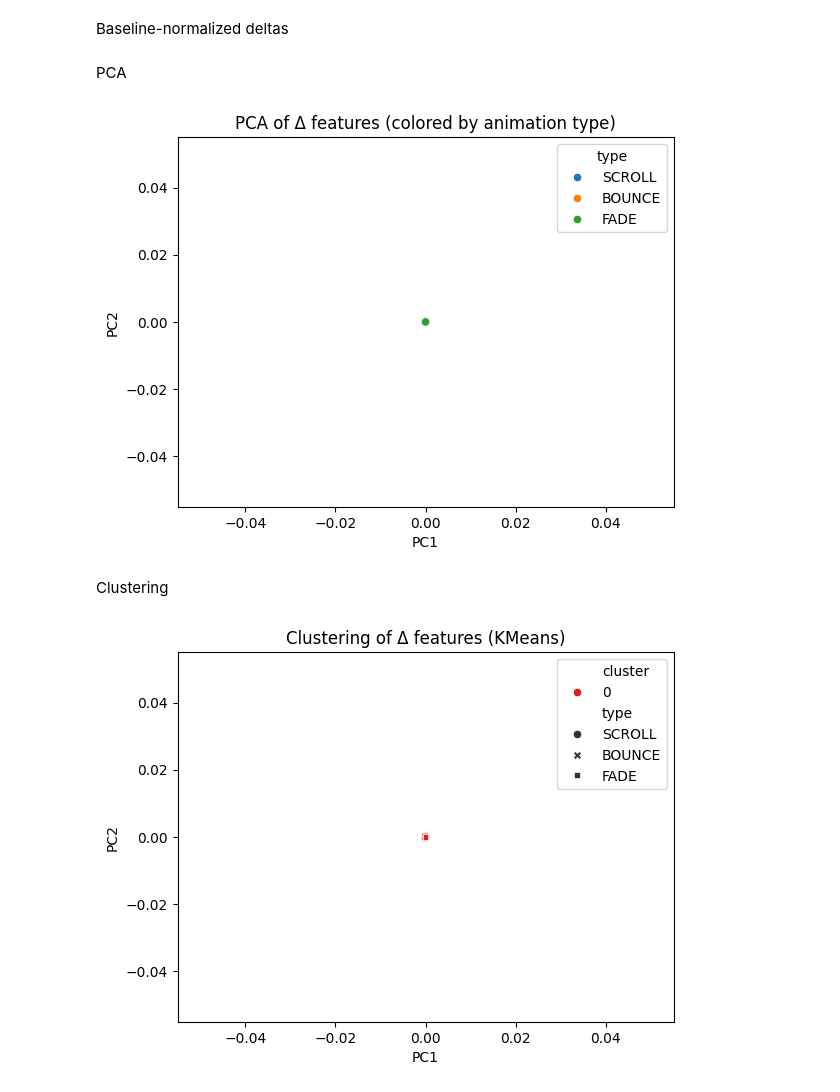
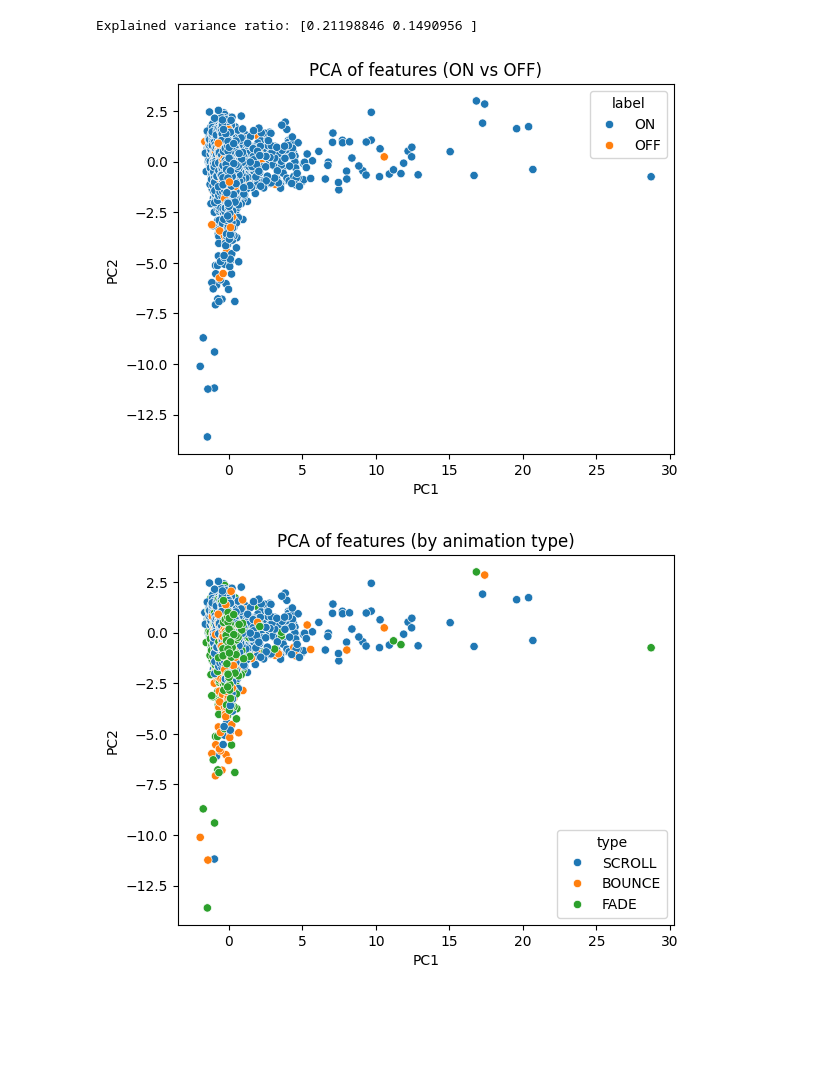
Before and after one commit to ferolaa/Gazepoint, a Jupyter notebook: notebooks/phase1.ipynb, the cells around one changed output. Drawn from its saved outputs; the diff is of its cells as text; code cells hidden in the pictures; blank space fills up the shorter version.

```diff
--- a/notebooks/phase1.ipynb
+++ b/notebooks/phase1.ipynb
@@ -109,2 +92,0 @@ SCROLL – mean_pupil_R: not enough data for paired test
-# %% [markdown]
-Baseline-normalized deltas
@@ -124,43 +92,0 @@ deltas.to_csv("outputs/deltas.csv", index=False)
-# %% [markdown]
-PCA
-# %%
-X = deltas.drop(columns=["Video Name (folder)","User ID (file)","Task Id","type"])
-X_scaled = StandardScaler().fit_transform(X.fillna(0))
-
-pca = PCA(n_components=2)
-pcs = pca.fit_transform(X_scaled)
-deltas["PC1"] = pcs[:,0]
-deltas["PC2"] = pcs[:,1]
-
-sns.scatterplot(x="PC1", y="PC2", hue="type", data=deltas)
-plt.title("PCA of Δ features (colored by animation type)")
-plt.show()
-# %% [output]
-[figure, removed]
-# %% [markdown]
-Clustering
-# %%
-# 1) Prepare data
-X = deltas.drop(columns=["Video Name (folder)","User ID (file)","Task Id","type"])
-X_scaled = StandardScaler().fit_transform(X.fillna(0))
-
-# 2) Run PCA for visualization
-pca = PCA(n_components=2)
-pcs = pca.fit_transform(X_scaled)
-deltas["PC1"] = pcs[:,0]
-deltas["PC2"] = pcs[:,1]
-
-# 3) Run KMeans clustering
-kmeans = KMeans(n_clusters=2, random_state=42, n_init=10)
-deltas["cluster"] = kmeans.fit_predict(X_scaled)
-
-# 4) Visualize clusters
-sns.scatterplot(
-    x="PC1", y="PC2",
-    hue="cluster", style="type",  # color by cluster, marker by task type
-    data=deltas, palette="Set1"
-)
-plt.title("Clustering of Δ features (KMeans)")
-plt.show()
-# %% [output]
-[figure, removed]
@@ -166,0 +118,29 @@ plt.show()
+# %%
+from sklearn.decomposition import PCA
+import matplotlib.pyplot as plt
+import seaborn as sns
+
+# run PCA
+pca = PCA(n_components=2)
+pcs = pca.fit_transform(X_scaled)
+
+# make DataFrame with PCs and labels
+pca_df = pd.DataFrame(pcs, columns=["PC1","PC2"])
+pca_df["label"] = labels
+pca_df["type"]  = types
+
+print("Explained variance ratio:", pca.explained_variance_ratio_)
+
+# plot ON vs OFF
+sns.scatterplot(x="PC1", y="PC2", hue="label", data=pca_df)
+plt.title("PCA of features (ON vs OFF)")
+plt.show()
+
+# plot by animation type
+sns.scatterplot(x="PC1", y="PC2", hue="type", data=pca_df)
+plt.title("PCA of features (by animation type)")
+plt.show()
+# %% [output]
+Explained variance ratio: [0.21198846 0.1490956 ]
+[figure, added]
+[figure, added]
```
Also changed, not shown: parts of 9 cells of this notebook, 10 other files.
